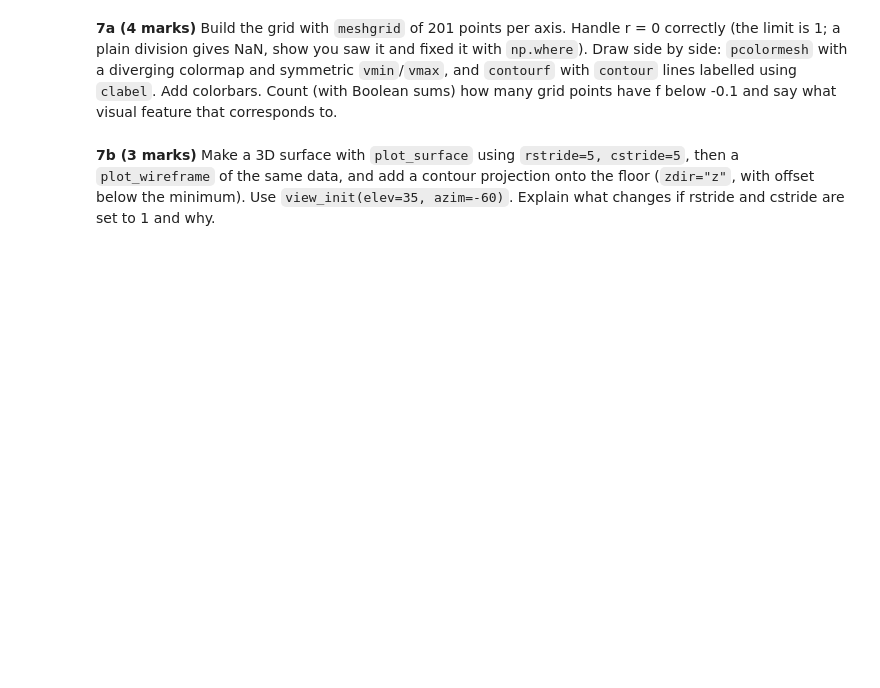
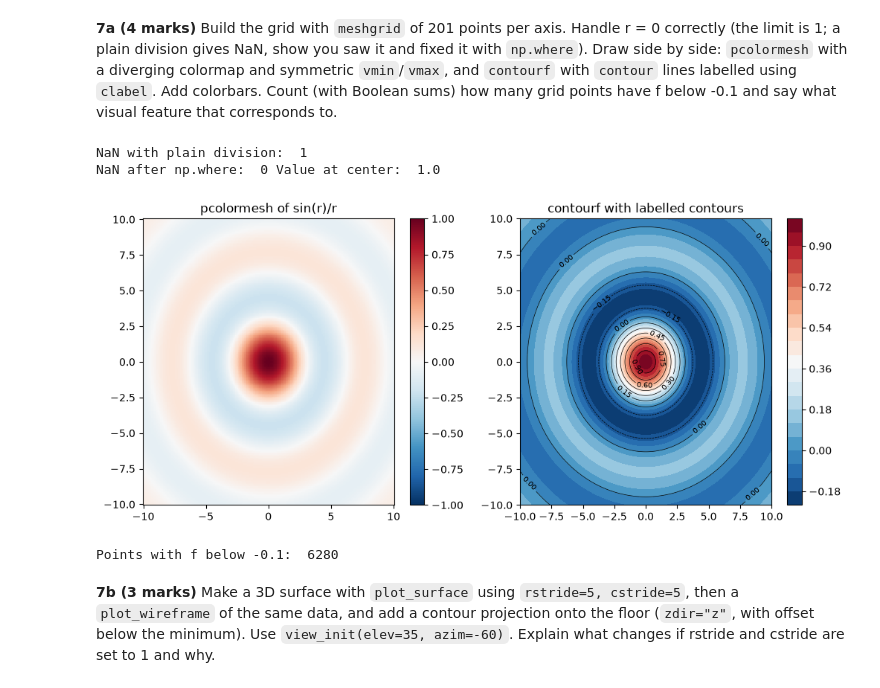
Before and after one commit to lifeislol524-ai/PAI-A3-25F-0050, a Jupyter notebook: Assignment3_Programming_for_AI.ipynb, the cells around one changed output. Cells and saved outputs as stored; diff of their text form; code cells hidden in the pictures; blank space fills up the shorter version.

Commit message:
complete analysis, plots and gif animation in notebook

```diff
--- a/Assignment3_Programming_for_AI.ipynb
+++ b/Assignment3_Programming_for_AI.ipynb
@@ -366,6 +697,34 @@ Let f(x, y) = sin(r) / r with r = sqrt(x^2 + y^2) on x, y in [-10, 10].
 **7a (4 marks)** Build the grid with `meshgrid` of 201 points per axis. Handle r = 0 correctly (the limit is 1; a plain division gives NaN, show you saw it and fixed it with `np.where`). Draw side by side: `pcolormesh` with a diverging colormap and symmetric `vmin`/`vmax`, and `contourf` with `contour` lines labelled using `clabel`. Add colorbars. Count (with Boolean sums) how many grid points have f below -0.1 and say what visual feature that corresponds to.
 # %%
 # YOUR CODE HERE
+x=np.linspace(-10,10,201)
+y=np.linspace(-10,10,201)
+X,Y=np.meshgrid(x,y)
+r=np.sqrt(X**2+Y**2)
+with np.errstate(divide="ignore",invalid="ignore"):
+    plain=np.sin(r)/r
+print("NaN with plain division: ",np.isnan(plain).sum()) #at r=0 we get 0/0
+f=np.where(r==0,1.0,plain)
+print("NaN after np.where: ",np.isnan(f).sum(),"Value at center: ",f[100,100])
+
+fig,ax=plt.subplots(1,2,figsize=(12,5))
+m=np.abs(f).max()
+pc=ax[0].pcolormesh(X,Y,f,cmap="RdBu_r",vmin=-m,vmax=m)
+fig.colorbar(pc,ax=ax[0])
+ax[0].set_title("pcolormesh of sin(r)/r")
+cf=ax[1].contourf(X,Y,f,levels=20,cmap="RdBu_r")
+cl=ax[1].contour(X,Y,f,levels=8,colors="black",linewidths=0.5)
+ax[1].clabel(cl,fontsize=7)
+fig.colorbar(cf,ax=ax[1])
+ax[1].set_title("contourf with labelled contours")
+plt.show()
+print("Points with f below -0.1: ",(f<-0.1).sum())
+#these points are the dark blue rings around the center, the first ring is around r=4.5 where sin(r) is negative
+# %% [output]
+NaN with plain division:  1
+NaN after np.where:  0 Value at center:  1.0
+[figure, added]
+Points with f below -0.1:  6280
 # %% [markdown]
 **7b (3 marks)** Make a 3D surface with `plot_surface` using `rstride=5, cstride=5`, then a `plot_wireframe` of the same data, and add a contour projection onto the floor (`zdir="z"`, with offset below the minimum). Use `view_init(elev=35, azim=-60)`. Explain what changes if rstride and cstride are set to 1 and why.
 # %%
```
Also changed, not shown: parts of 17 cells of this notebook.
